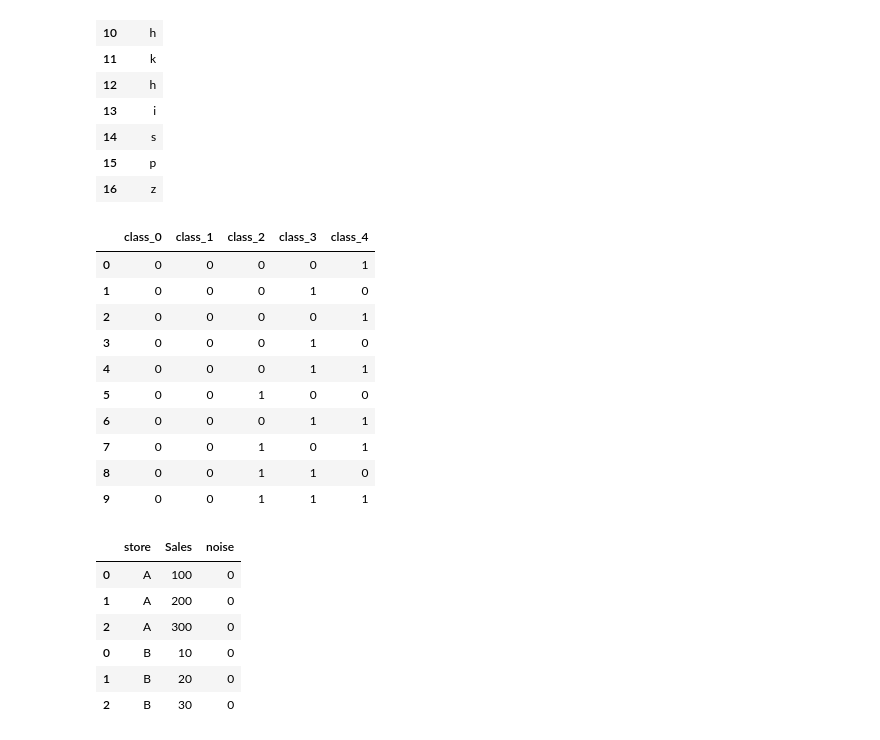
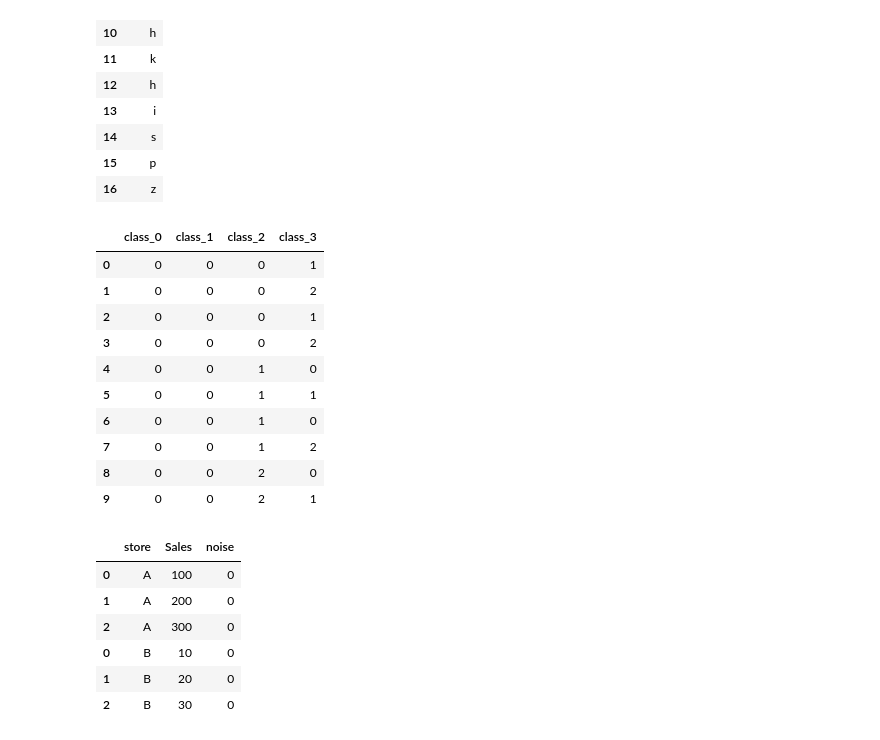
Before and after one commit to samsonafo/dsr-trees, a Jupyter notebook: encoding.ipynb, the cells around one changed output. Cells and saved outputs as stored; diff of their text form; code cells hidden in the pictures.

```diff
--- a/encoding.ipynb
+++ b/encoding.ipynb
@@ -168,21 +168,21 @@ example_df
 | 16 | z |
 # %%
 # create an object of the BaseNEncoder
-ce_baseN4 = ce.BaseNEncoder(cols=['class'],base=2)
+ce_baseN4 = ce.BaseNEncoder(cols=['class'],base=3)
 # fit and transform and you will get the encoded data
 ce_baseN4.fit_transform(example_df).head(10)
 # %% [output]
-|  | class_0 | class_1 | class_2 | class_3 | class_4 |
-| 0 | 0 | 0 | 0 | 0 | 1 |
-| 1 | 0 | 0 | 0 | 1 | 0 |
-| 2 | 0 | 0 | 0 | 0 | 1 |
-| 3 | 0 | 0 | 0 | 1 | 0 |
-| 4 | 0 | 0 | 0 | 1 | 1 |
-| 5 | 0 | 0 | 1 | 0 | 0 |
-| 6 | 0 | 0 | 0 | 1 | 1 |
-| 7 | 0 | 0 | 1 | 0 | 1 |
-| 8 | 0 | 0 | 1 | 1 | 0 |
-| 9 | 0 | 0 | 1 | 1 | 1 |
+|  | class_0 | class_1 | class_2 | class_3 |
+| 0 | 0 | 0 | 0 | 1 |
+| 1 | 0 | 0 | 0 | 2 |
+| 2 | 0 | 0 | 0 | 1 |
+| 3 | 0 | 0 | 0 | 2 |
+| 4 | 0 | 0 | 1 | 0 |
+| 5 | 0 | 0 | 1 | 1 |
+| 6 | 0 | 0 | 1 | 0 |
+| 7 | 0 | 0 | 1 | 2 |
+| 8 | 0 | 0 | 2 | 0 |
+| 9 | 0 | 0 | 2 | 1 |
 # %%
 #mean encode
 def mean_encode(data, col, on):
```
Also changed, not shown: 8 other files.
